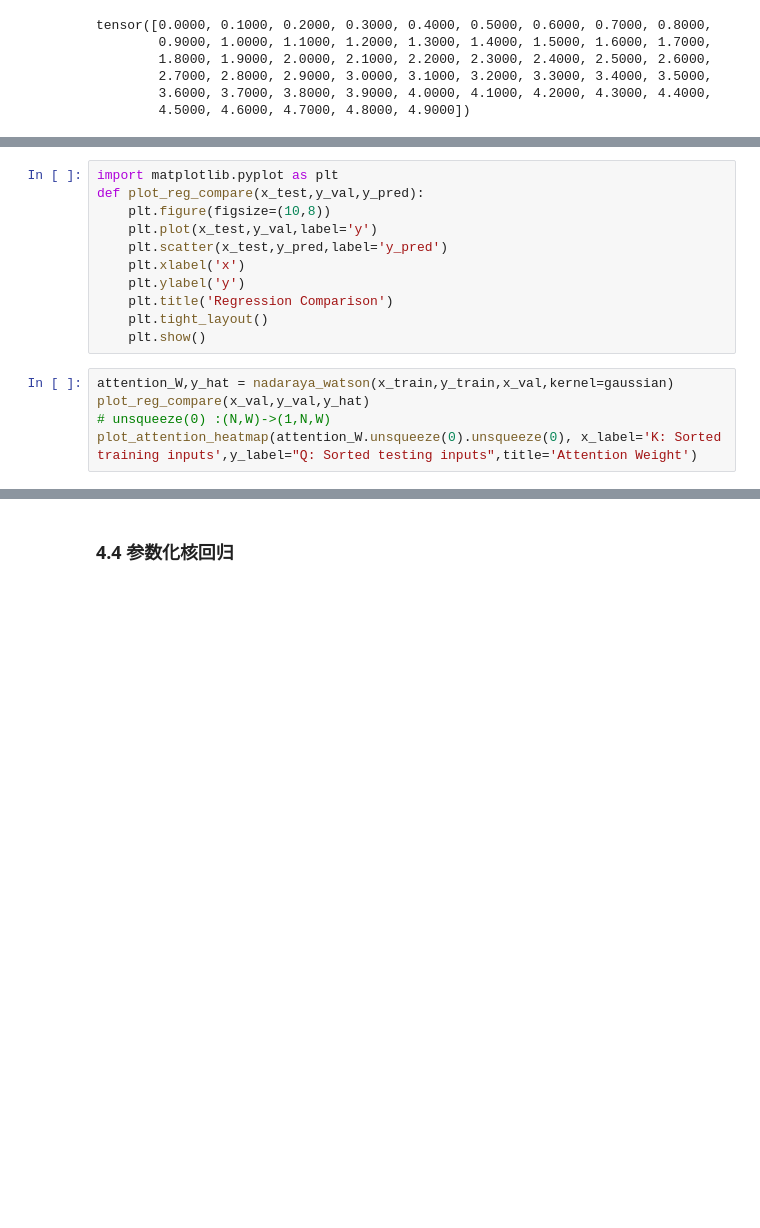
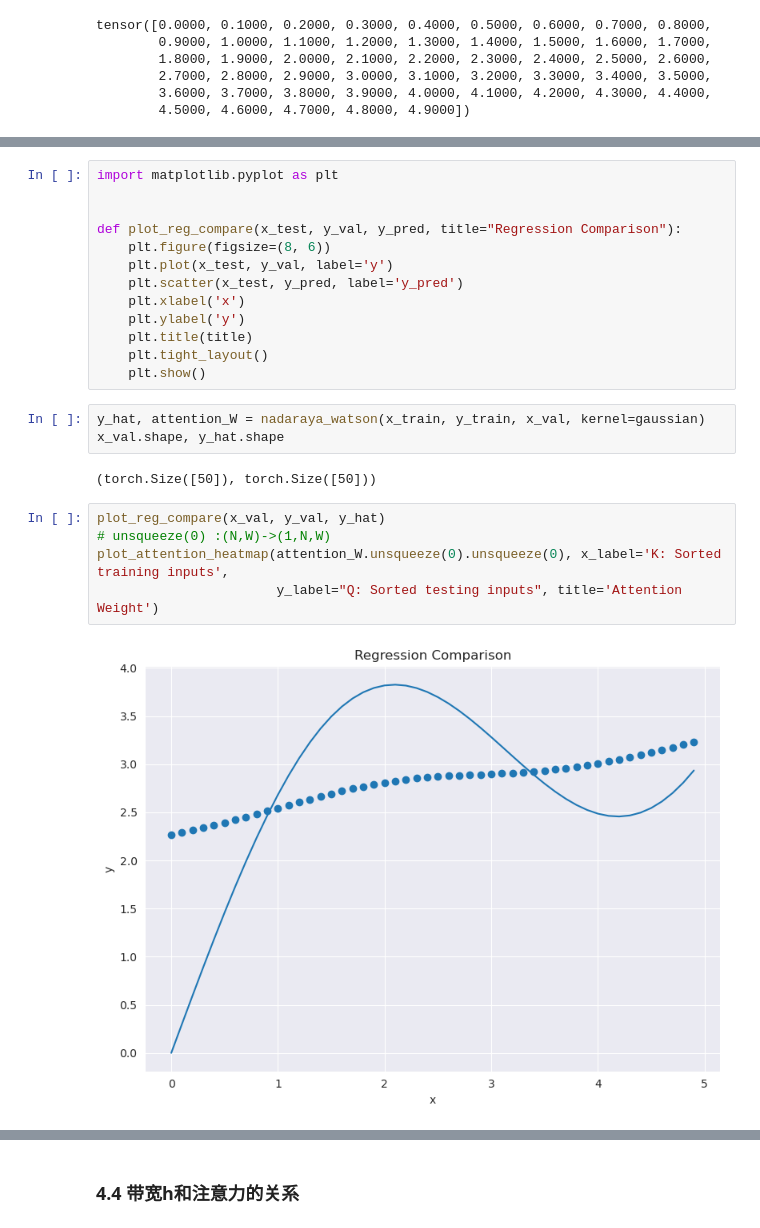
Before and after one commit to MJ-Zeng/Transfomer-Tutorials, a Jupyter notebook: 01_Attention Mechanism.ipynb, the cells around one changed output, grey strips where cells are left out. Saved outputs shown, nothing was run; the diff lists cells and outputs as text; blank space fills up the shorter version.

```diff
--- a/01_Attention Mechanism.ipynb
+++ b/01_Attention Mechanism.ipynb
@@ -184,16 +183,25 @@ def nadaraya_watson(x_train,y_train,x_val,kernel):
 # %%
 import matplotlib.pyplot as plt
-def plot_reg_compare(x_test,y_val,y_pred):
-    plt.figure(figsize=(10,8))
-    plt.plot(x_test,y_val,label='y')
-    plt.scatter(x_test,y_pred,label='y_pred')
+
+
+def plot_reg_compare(x_test, y_val, y_pred, title="Regression Comparison"):
+    plt.figure(figsize=(8, 6))
+    plt.plot(x_test, y_val, label='y')
+    plt.scatter(x_test, y_pred, label='y_pred')
     plt.xlabel('x')
     plt.ylabel('y')
-    plt.title('Regression Comparison')
+    plt.title(title)
     plt.tight_layout()
     plt.show()
 # %%
-attention_W,y_hat = nadaraya_watson(x_train,y_train,x_val,kernel=gaussian)
-plot_reg_compare(x_val,y_val,y_hat)
-# unsqueeze(0) :(N,W)->(1,N,W)
-plot_attention_heatmap(attention_W.unsqueeze(0).unsqueeze(0), x_label='K: Sorted training inputs',y_label="Q: Sorted testing inputs",title='Attention Weight')
+y_hat, attention_W = nadaraya_watson(x_train, y_train, x_val, kernel=gaussian)
+x_val.shape, y_hat.shape
+# %% [output]
+(torch.Size([50]), torch.Size([50]))
+# %%
+plot_reg_compare(x_val, y_val, y_hat)
+# unsqueeze(0) :(N,W)->(1,N,W)
+plot_attention_heatmap(attention_W.unsqueeze(0).unsqueeze(0), x_label='K: Sorted training inputs',
+                       y_label="Q: Sorted testing inputs", title='Attention Weight')
+# %% [output]
+[figure, added]
@@ -200,2 +209,2 @@ plot_attention_heatmap(attention_W.unsqueeze(0).unsqueeze(0), x_label='K: Sorted
 # %% [markdown]
-### 4.4  参数化核回归
+### 4.4  带宽h和注意力的关系
```
Also changed, not shown: parts of 27 cells of this notebook.
